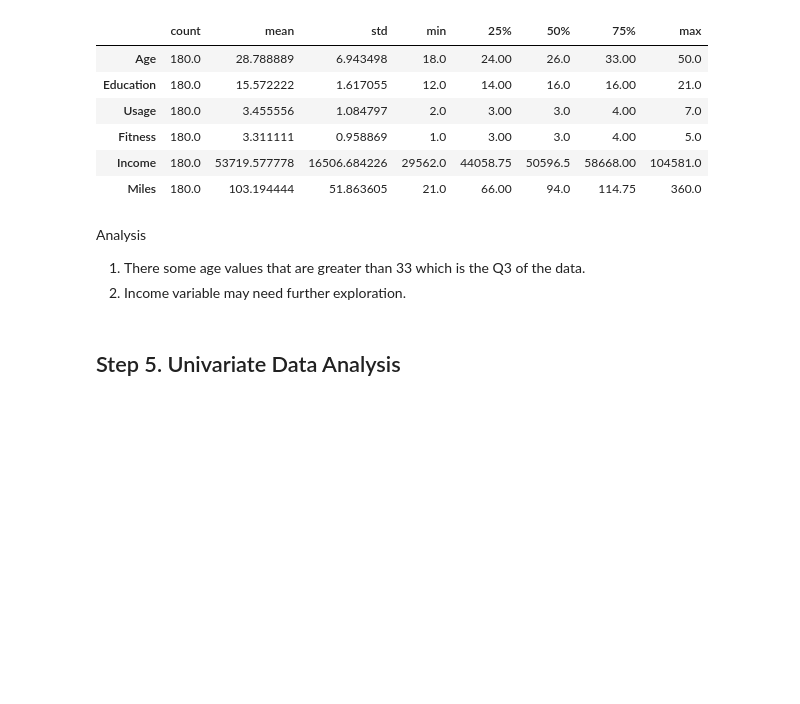
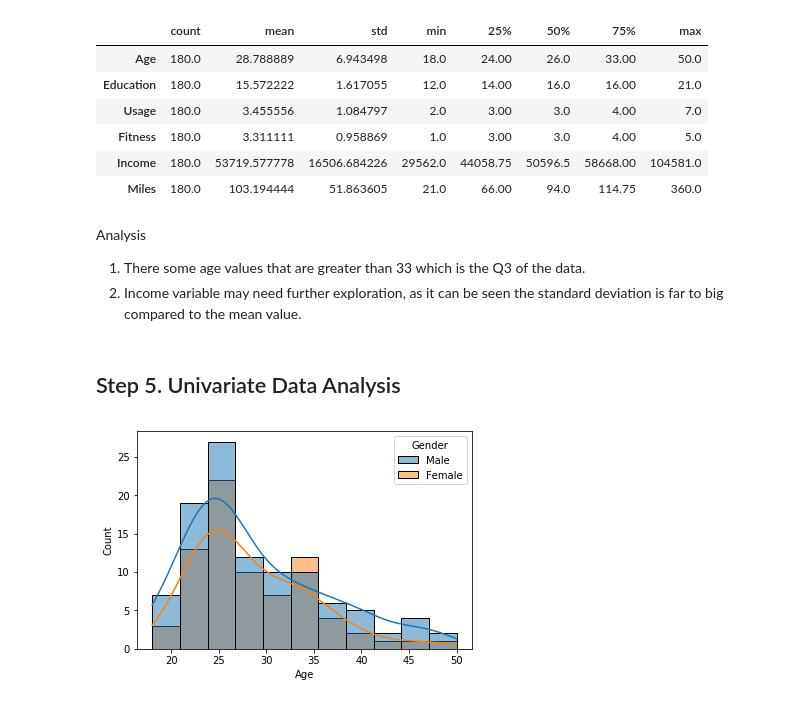
Before and after one commit to Isaac009/PGP-AIML, a Jupyter notebook: Projects/CardioGoodProject.ipynb, the cells around one changed output. Cells and saved outputs as stored; diff of their text form; code cells hidden in the pictures; blank space fills up the shorter version.

Commit message:
Univevariate Data Analysis

```diff
--- a/Projects/CardioGoodProject.ipynb
+++ b/Projects/CardioGoodProject.ipynb
@@ -107,7 +157,11 @@ df[numeric_columns].describe().T
 # %% [markdown]
 Analysis
 1. There some age values that are greater than 33 which is the Q3 of the data.
-2. Income variable may need further exploration.
+2. Income variable may need further exploration, as it can be seen the standard deviation is far to big compared to the mean value.
 # %% [markdown]
 Step 5. Univariate Data Analysis
 -
+# %%
+sns.histplot(data=df, x='Age', hue='Gender', kde=True);
+# %% [output]
+[figure, added]
```
Also changed, not shown: parts of 10 cells of this notebook.
